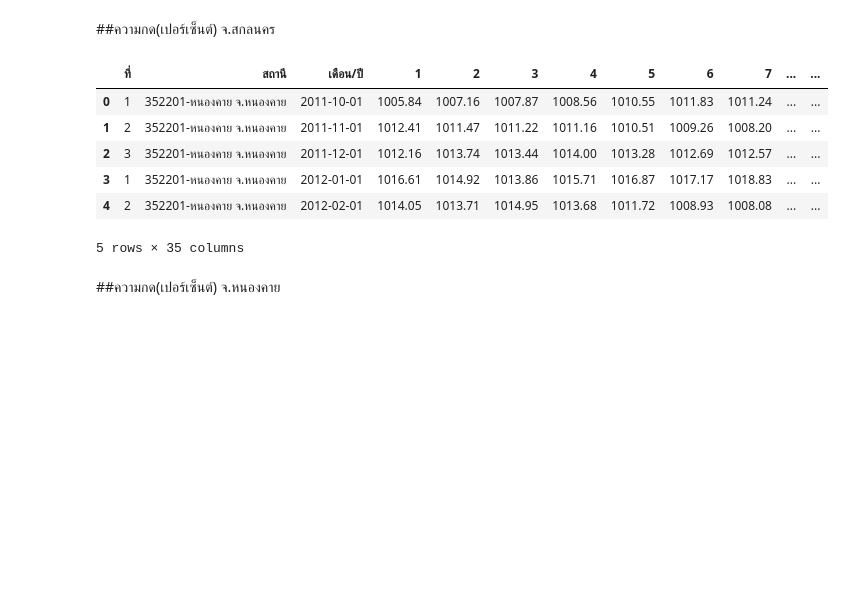
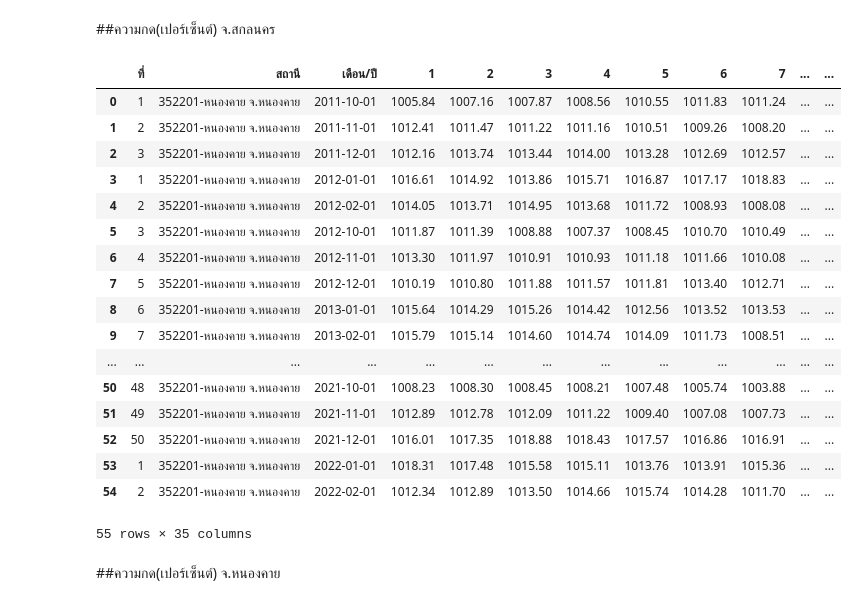
Before and after one commit to Kanchanasud/bsc_dpdm22, a Jupyter notebook: Quiz_Group_5_20_of_Midterm.ipynb, the cells around one changed output. Drawn from its saved outputs; the diff is of its cells as text; code cells hidden in the pictures; blank space fills up the shorter version.

```diff
--- a/Quiz_Group_5_20_of_Midterm.ipynb
+++ b/Quiz_Group_5_20_of_Midterm.ipynb
@@ -49,15 +60,26 @@ press_air_npm.head().head()
 ##ความกด(เปอร์เซ็นต์) จ.สกลนคร
 # %%
 press_air_snk = pd.read_excel('/content/drive/MyDrive/bsc_DMPM_data/อุตุ/อุตุ/ความกด(เปอร์เซ็นต์)/จ.สกลนคร.xlsx',sheet_name='Sheet1',skiprows=4).rename(columns={'Unnamed: 0' : 'ที่', 'Unnamed: 1' : 'สถานี', 'Unnamed: 2' : 'เดือน/ปี', 'Unnamed: 34' : 'เฉลี่ย'})
-press_air_snk.head()
+press_air_snk
 # %% [output]
 |  | ที่ | สถานี | เดือน/ปี | 1 | 2 | 3 | 4 | 5 | 6 | 7 | ... | ... |
 | 0 | 1 | 352201-หนองคาย จ.หนองคาย | 2011-10-01 | 1005.84 | 1007.16 | 1007.87 | 1008.56 | 1010.55 | 1011.83 | 1011.24 | ... | ... |
 | 1 | 2 | 352201-หนองคาย จ.หนองคาย | 2011-11-01 | 1012.41 | 1011.47 | 1011.22 | 1011.16 | 1010.51 | 1009.26 | 1008.20 | ... | ... |
 | 2 | 3 | 352201-หนองคาย จ.หนองคาย | 2011-12-01 | 1012.16 | 1013.74 | 1013.44 | 1014.00 | 1013.28 | 1012.69 | 1012.57 | ... | ... |
 | 3 | 1 | 352201-หนองคาย จ.หนองคาย | 2012-01-01 | 1016.61 | 1014.92 | 1013.86 | 1015.71 | 1016.87 | 1017.17 | 1018.83 | ... | ... |
 | 4 | 2 | 352201-หนองคาย จ.หนองคาย | 2012-02-01 | 1014.05 | 1013.71 | 1014.95 | 1013.68 | 1011.72 | 1008.93 | 1008.08 | ... | ... |
+| 5 | 3 | 352201-หนองคาย จ.หนองคาย | 2012-10-01 | 1011.87 | 1011.39 | 1008.88 | 1007.37 | 1008.45 | 1010.70 | 1010.49 | ... | ... |
+| 6 | 4 | 352201-หนองคาย จ.หนองคาย | 2012-11-01 | 1013.30 | 1011.97 | 1010.91 | 1010.93 | 1011.18 | 1011.66 | 1010.08 | ... | ... |
+| 7 | 5 | 352201-หนองคาย จ.หนองคาย | 2012-12-01 | 1010.19 | 1010.80 | 1011.88 | 1011.57 | 1011.81 | 1013.40 | 1012.71 | ... | ... |
+| 8 | 6 | 352201-หนองคาย จ.หนองคาย | 2013-01-01 | 1015.64 | 1014.29 | 1015.26 | 1014.42 | 1012.56 | 1013.52 | 1013.53 | ... | ... |
+| 9 | 7 | 352201-หนองคาย จ.หนองคาย | 2013-02-01 | 1015.79 | 1015.14 | 1014.60 | 1014.74 | 1014.09 | 1011.73 | 1008.51 | ... | ... |
+| ... | ... | ... | ... | ... | ... | ... | ... | ... | ... | ... | ... | ... |
+| 50 | 48 | 352201-หนองคาย จ.หนองคาย | 2021-10-01 | 1008.23 | 1008.30 | 1008.45 | 1008.21 | 1007.48 | 1005.74 | 1003.88 | ... | ... |
+| 51 | 49 | 352201-หนองคาย จ.หนองคาย | 2021-11-01 | 1012.89 | 1012.78 | 1012.09 | 1011.22 | 1009.40 | 1007.08 | 1007.73 | ... | ... |
+| 52 | 50 | 352201-หนองคาย จ.หนองคาย | 2021-12-01 | 1016.01 | 1017.35 | 1018.88 | 1018.43 | 1017.57 | 1016.86 | 1016.91 | ... | ... |
+| 53 | 1 | 352201-หนองคาย จ.หนองคาย | 2022-01-01 | 1018.31 | 1017.48 | 1015.58 | 1015.11 | 1013.76 | 1013.91 | 1015.36 | ... | ... |
+| 54 | 2 | 352201-หนองคาย จ.หนองคาย | 2022-02-01 | 1012.34 | 1012.89 | 1013.50 | 1014.66 | 1015.74 | 1014.28 | 1011.70 | ... | ... |
-5 rows × 35 columns
+55 rows × 35 columns
 # %% [markdown]
 ##ความกด(เปอร์เซ็นต์) จ.หนองคาย
 # %%
```
Also changed, not shown: parts of 4 cells of this notebook.
